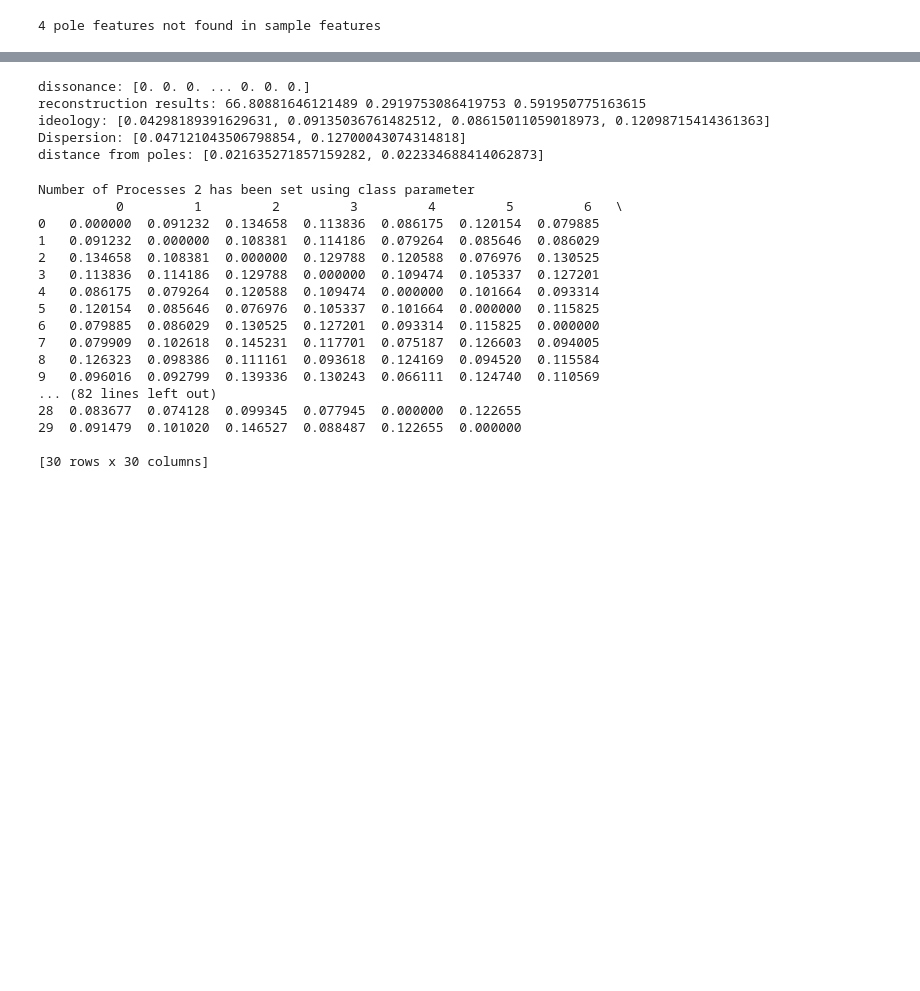
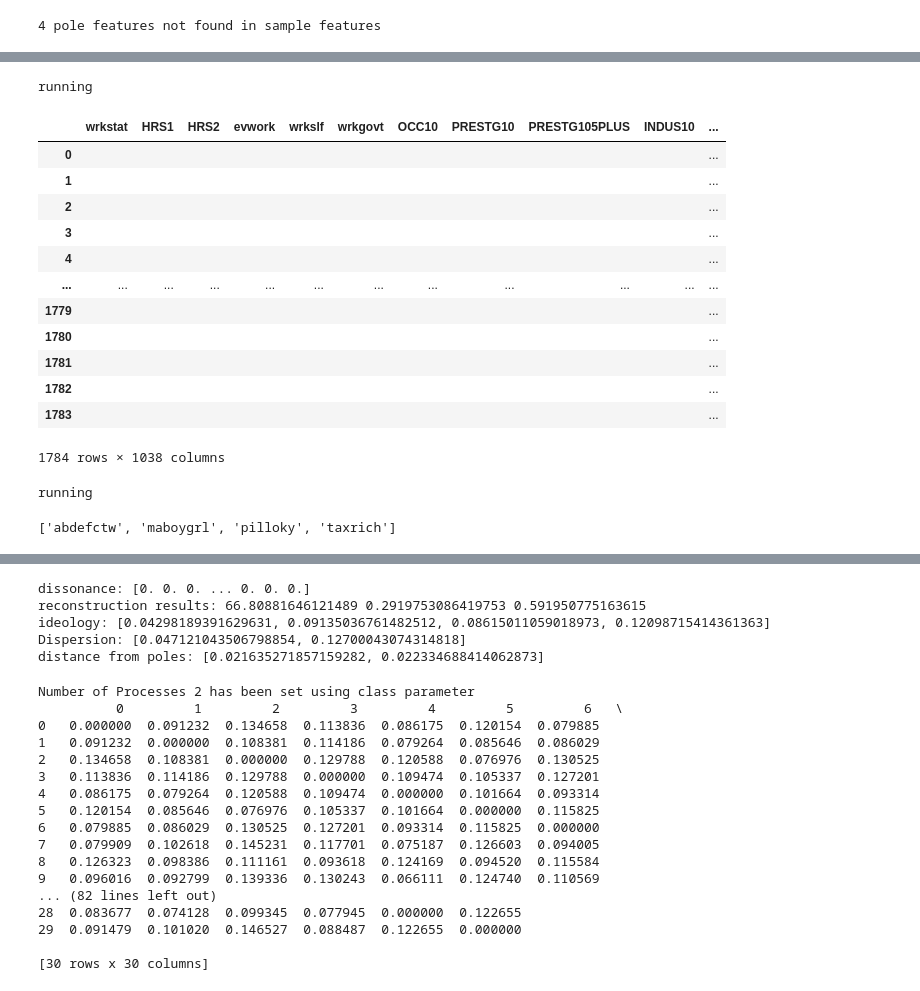
Before and after one commit to zeroknowledgediscovery/cognet, a Jupyter notebook: examples/cognet_example.ipynb, the cells around one changed output, grey strips where cells are left out. Cells and saved outputs as stored; diff of their text form; code cells hidden in the pictures; blank space fills up the shorter version.

```diff
--- a/examples/cognet_example.ipynb
+++ b/examples/cognet_example.ipynb
@@ -122,0 +155,29 @@ dmatrix = Cg.polar_separation(nsteps=0)
+# %%
+# testing ---------------------------------------------------------------
+print("running")
+cols = [x for x in Cg.poles.columns if x in Cg.samples.columns]
+samples__ = Cg.samples[cols]
+samples__ = pd.concat([Cg.features,Cg.samples], axis=0).replace("nan","").fillna('')
+samples__
+# %% [output]
+running
+|  | wrkstat | HRS1 | HRS2 | evwork | wrkslf | wrkgovt | OCC10 | PRESTG10 | PRESTG105PLUS | INDUS10 | ... |
+| 0 |  |  |  |  |  |  |  |  |  |  | ... |
+| 1 |  |  |  |  |  |  |  |  |  |  | ... |
+| 2 |  |  |  |  |  |  |  |  |  |  | ... |
+| 3 |  |  |  |  |  |  |  |  |  |  | ... |
+| 4 |  |  |  |  |  |  |  |  |  |  | ... |
+| ... | ... | ... | ... | ... | ... | ... | ... | ... | ... | ... | ... |
+| 1779 |  |  |  |  |  |  |  |  |  |  | ... |
+| 1780 |  |  |  |  |  |  |  |  |  |  | ... |
+| 1781 |  |  |  |  |  |  |  |  |  |  | ... |
+| 1782 |  |  |  |  |  |  |  |  |  |  | ... |
+| 1783 |  |  |  |  |  |  |  |  |  |  | ... |
+1784 rows × 1038 columns
+# %%
+# 4 extra columns
+print("running")
+[x for x in Cg.samples.columns if x not in Cg.cols]
+# %% [output]
+running
+['abdefctw', 'maboygrl', 'pilloky', 'taxrich']
```
Also changed, not shown: parts of 5 cells of this notebook, 15 other files.
